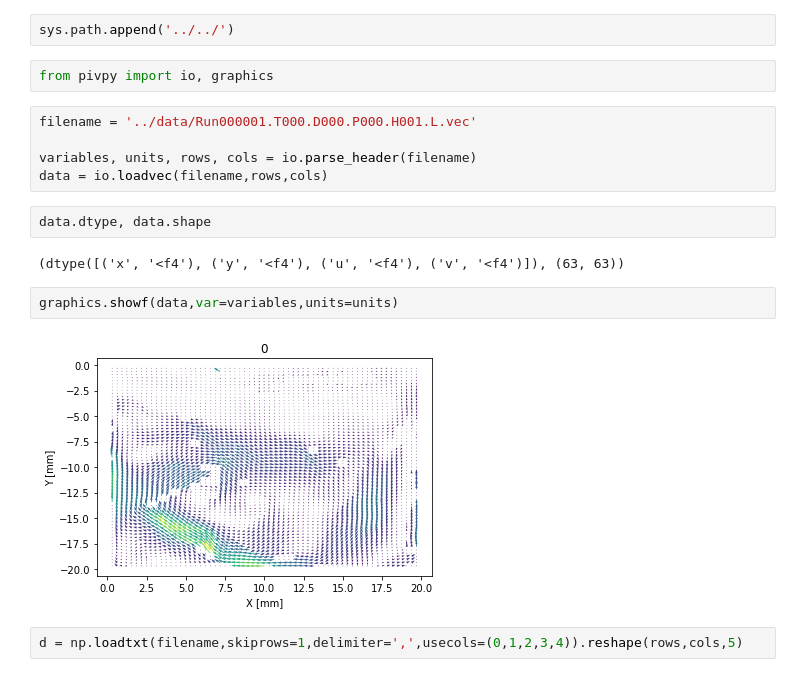
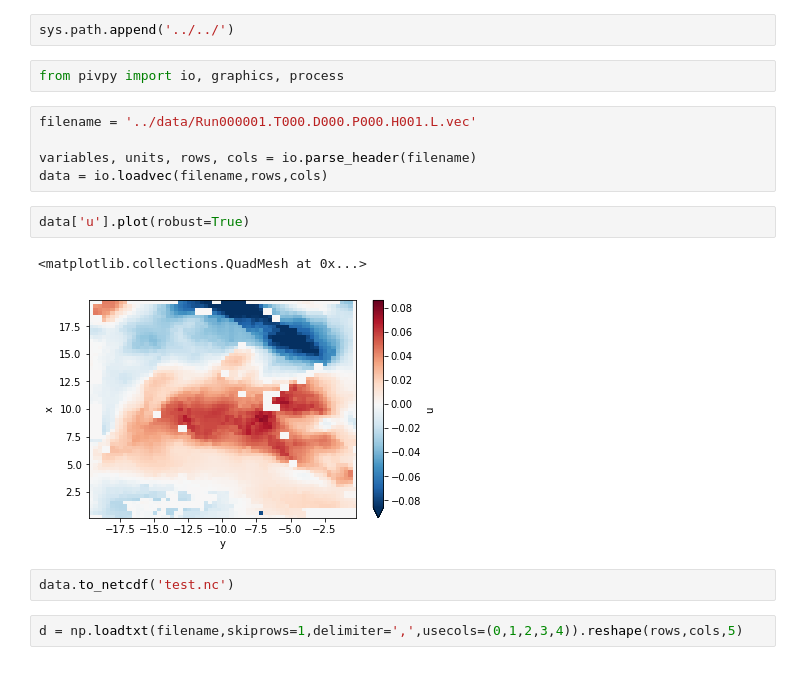
Before and after one commit to alexlib/pivpy, a Jupyter notebook: examples/notebooks/pivpy_example.ipynb, the cells around one changed output. Drawn from its saved outputs; the diff is of its cells as text.

Commit message:
so now we use xarray concatenate efficiently, plot using attributes as labels

```diff
--- a/examples/notebooks/pivpy_example.ipynb
+++ b/examples/notebooks/pivpy_example.ipynb
@@ -10,20 +10,19 @@ import matplotlib.pyplot as plt
 # %%
 sys.path.append('../../')
 # %%
-from pivpy import io, graphics
+from pivpy import io, graphics, process
 # %%
 filename = '../data/Run000001.T000.D000.P000.H001.L.vec'
 
 variables, units, rows, cols = io.parse_header(filename)
 data = io.loadvec(filename,rows,cols)
-# %%
-data.dtype, data.shape
-# %% [output]
-(dtype([('x', '<f4'), ('y', '<f4'), ('u', '<f4'), ('v', '<f4')]), (63, 63))
-# %%
-graphics.showf(data,var=variables,units=units)
-# %% [output]
-[figure, removed]
+# %%
+data['u'].plot(robust=True)
+# %% [output]
+<matplotlib.collections.QuadMesh at 0x...>
+[figure, added]
+# %%
+data.to_netcdf('test.nc')
 # %%
 d = np.loadtxt(filename,skiprows=1,delimiter=',',usecols=(0,1,2,3,4)).reshape(rows,cols,5)
 # %%
```
Also changed, not shown: parts of 6 cells of this notebook, 2 other files.
